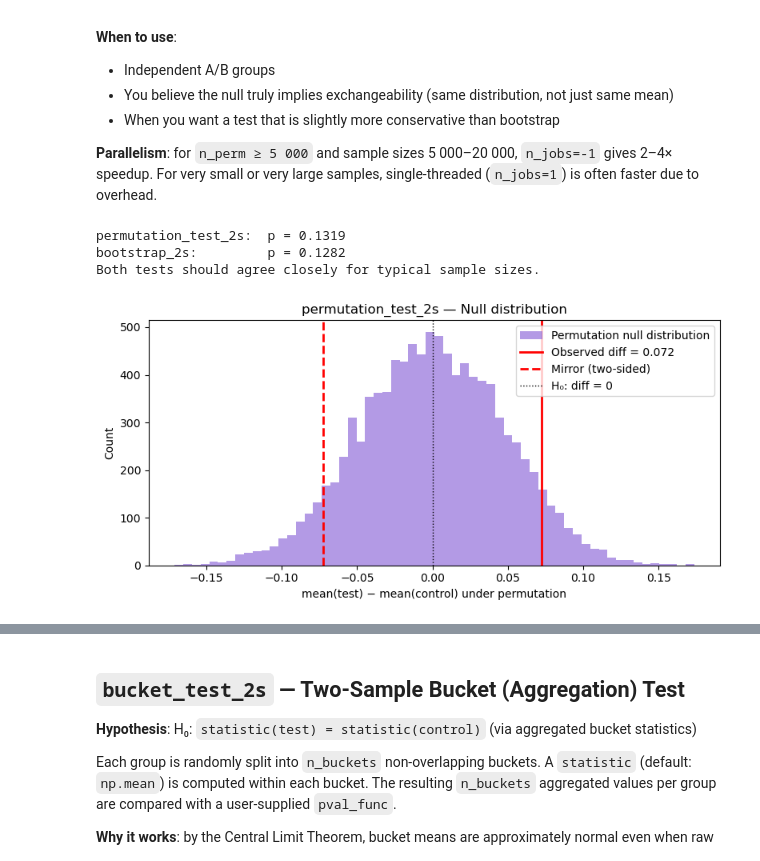
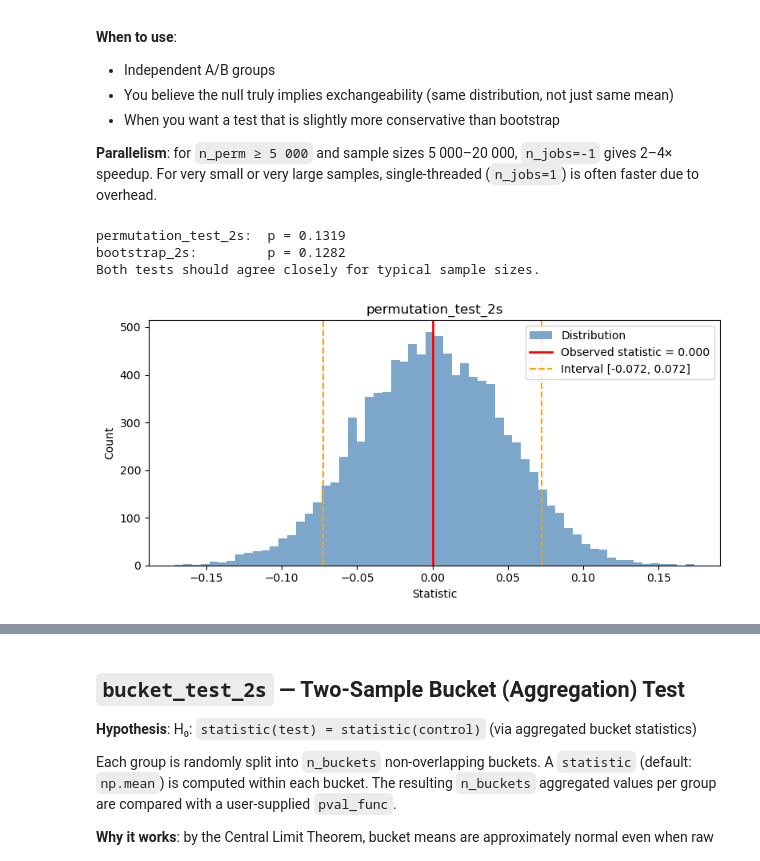
Before and after one commit to sslastochkin/mcab, a Jupyter notebook: docs/guide/11_empirical_tests.ipynb, the cells around one changed output, grey strips where cells are left out. Drawn from its saved outputs; the diff is of its cells as text; code cells hidden in the pictures.

```diff
--- a/docs/guide/11_empirical_tests.ipynb
+++ b/docs/guide/11_empirical_tests.ipynb
@@ -210,38 +201,24 @@ difference should be typical of the permutation distribution.
 **Parallelism**: for `n_perm ≥ 5 000` and sample sizes 5 000–20 000, `n_jobs=-1` gives 2–4× speedup.
 For very small or very large samples, single-threaded (`n_jobs=1`) is often faster due to overhead.
 # %%
-# ── permutation_test_2s: comparison with bootstrap ─────────────────────────
+# permutation_test_2s: comparison with bootstrap
 
 pval_perm = permutation_test_2s(test, control, n_perm=10_000, rng=42)
 pval_boot = bootstrap_2s(test, control, n_bootstrap=10_000, rng=42)
 
 print(f"permutation_test_2s:  p = {pval_perm:.4f}")
 print(f"bootstrap_2s:         p = {pval_boot:.4f}")
 print("Both tests should agree closely for typical sample sizes.")
 
-# ── null distribution visualization ────────────────────────────────────────
+# null distribution visualization
 perm_dist = permutation_test_2s(
     test, control, n_perm=10_000, rng=42, alternative='interval'
 )
 obs_diff = np.mean(test) - np.mean(control)
 
-fig, ax = plt.subplots(figsize=(8, 4))
-ax.hist(perm_dist, bins=60, color='mediumpurple', alpha=0.7,
-        label='Permutation null distribution')
-ax.axvline(obs_diff,  color='red',   lw=2,
-           label=f'Observed diff = {obs_diff:.3f}')
-ax.axvline(-obs_diff, color='red',   lw=2, linestyle='--',
-           label='Mirror (two-sided)')
-ax.axvline(0,         color='black', lw=1, linestyle=':',
-           label='H₀: diff = 0')
-ax.set_xlabel('mean(test) − mean(control) under permutation')
-ax.set_ylabel('Count')
-ax.set_title('permutation_test_2s — Null distribution')
-ax.legend()
-plt.tight_layout()
-plt.show()
+plot_dist(perm_dist, 0, -obs_diff, obs_diff, 'permutation_test_2s')
 # %% [output]
 permutation_test_2s:  p = 0.1319
 bootstrap_2s:         p = 0.1282
 Both tests should agree closely for typical sample sizes.
-[figure, old version]
+[figure, new version]
```
Also changed, not shown: parts of 10 cells of this notebook.
